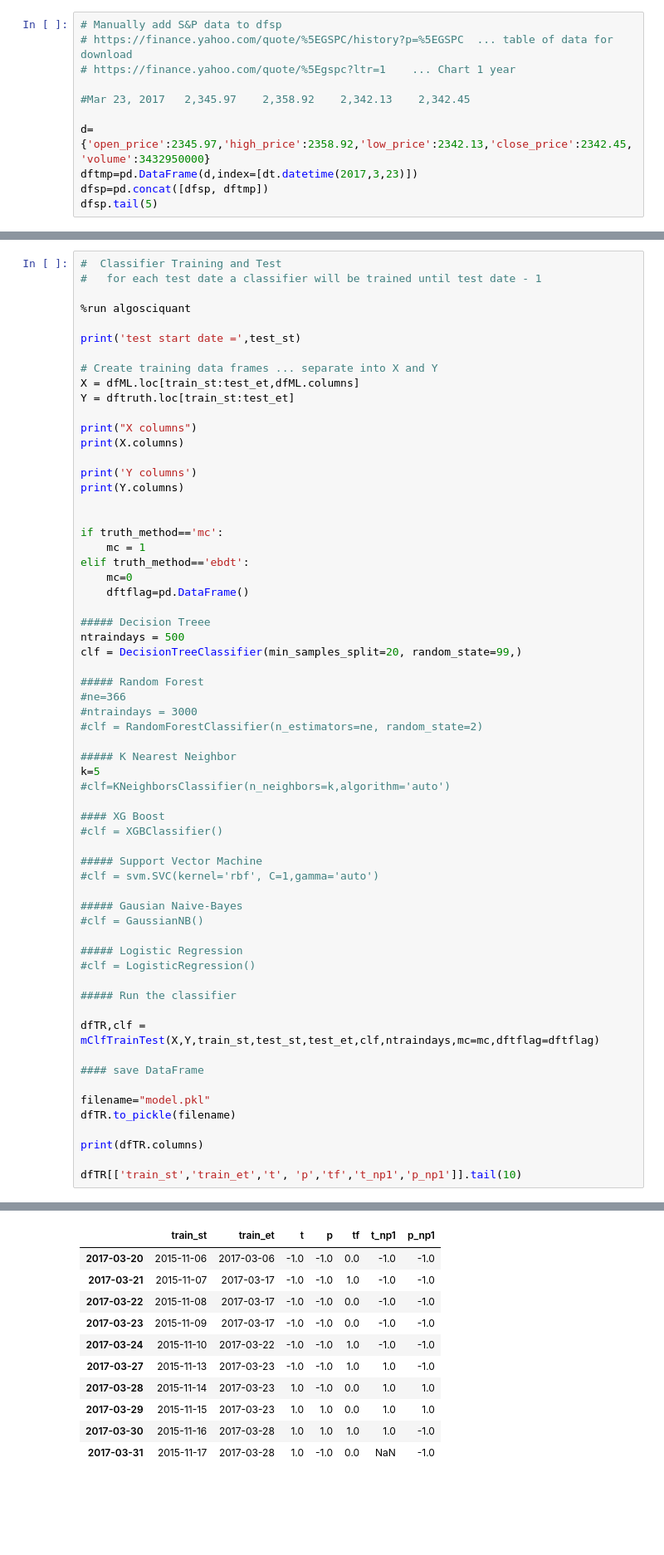
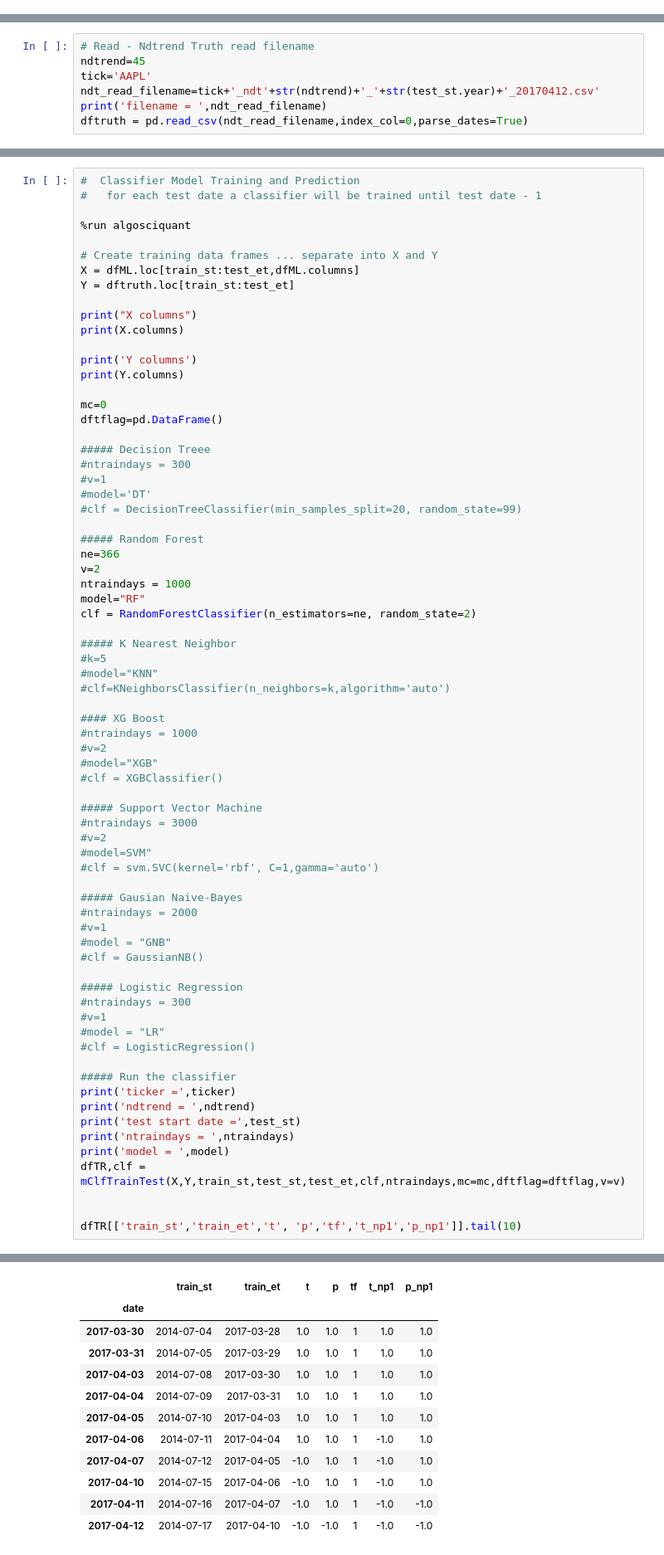
Before and after one commit to algosci/algosciquant, a Jupyter notebook: SPred.ipynb, the cells around one changed output, grey strips where cells are left out. Shown at 83% size. Cells and saved outputs as stored; diff of their text form; blank space fills up the shorter version.

```diff
--- a/SPred.ipynb
+++ b/SPred.ipynb
@@ -94,11 +91,0 @@ ticker =  ^GSPC
-# %%
-# Manually add S&P data to dfsp
-# https://finance.yahoo.com/quote/%5EGSPC/history?p=%5EGSPC  ... table of data for download
-# https://finance.yahoo.com/quote/%5Egspc?ltr=1    ... Chart 1 year
-
-#Mar 23, 2017	2,345.97	2,358.92	2,342.13	2,342.45
-
-d={'open_price':2345.97,'high_price':2358.92,'low_price':2342.13,'close_price':2342.45,'volume':3432950000}
-dftmp=pd.DataFrame(d,index=[dt.datetime(2017,3,23)])
-dfsp=pd.concat([dfsp, dftmp])
-dfsp.tail(5)
@@ -252,0 +170,7 @@ dfmc.loc[st:et,['mcnr']].plot(grid=True)
+# %%
+# Read - Ndtrend Truth read filename
+ndtrend=45
+tick='AAPL'
+ndt_read_filename=tick+'_ndt'+str(ndtrend)+'_'+str(test_st.year)+'_20170412.csv'
+print('filename = ',ndt_read_filename)
+dftruth = pd.read_csv(ndt_read_filename,index_col=0,parse_dates=True)
@@ -373,10 +248,8 @@ nrows =  6866 null_rows =  120
 # %%
-#  Classifier Training and Test
+#  Classifier Model Training and Prediction
 #   for each test date a classifier will be trained until test date - 1
 
 %run algosciquant
-
-print('test start date =',test_st)
 
 # Create training data frames ... separate into X and Y
 X = dfML.loc[train_st:test_et,dfML.columns]
@@ -388,48 +261,59 @@ print(X.columns)
 print('Y columns')
 print(Y.columns)
 
-
-if truth_method=='mc':
-    mc = 1
-elif truth_method=='ebdt':
-    mc=0
-    dftflag=pd.DataFrame()
+mc=0
+dftflag=pd.DataFrame()
 
 ##### Decision Treee
-ntraindays = 500
-clf = DecisionTreeClassifier(min_samples_split=20, random_state=99,)
+#ntraindays = 300
+#v=1
+#model='DT'
+#clf = DecisionTreeClassifier(min_samples_split=20, random_state=99)
 
 ##### Random Forest
-#ne=366
-#ntraindays = 3000
-#clf = RandomForestClassifier(n_estimators=ne, random_state=2)
+ne=366
+v=2
+ntraindays = 1000
+model="RF"
+clf = RandomForestClassifier(n_estimators=ne, random_state=2)
 
 ##### K Nearest Neighbor
-k=5
+#k=5
+#model="KNN"
 #clf=KNeighborsClassifier(n_neighbors=k,algorithm='auto')
 
 #### XG Boost
+#ntraindays = 1000
+#v=2
+#model="XGB"
 #clf = XGBClassifier()
 
 ##### Support Vector Machine
+#ntraindays = 3000
+#v=2
+#model=SVM"
 #clf = svm.SVC(kernel='rbf', C=1,gamma='auto')
 
 ##### Gausian Naive-Bayes
+#ntraindays = 2000
+#v=1
+#model = "GNB"
 #clf = GaussianNB()
 
 ##### Logistic Regression
+#ntraindays = 300
+#v=1
+#model = "LR"
 #clf = LogisticRegression()
 
 ##### Run the classifier
+print('ticker =',ticker)
+print('ndtrend = ',ndtrend)
+print('test start date =',test_st)
+print('ntraindays = ',ntraindays)
+print('model = ',model)
+dfTR,clf = mClfTrainTest(X,Y,train_st,test_st,test_et,clf,ntraindays,mc=mc,dftflag=dftflag,v=v)
 
-dfTR,clf = mClfTrainTest(X,Y,train_st,test_st,test_et,clf,ntraindays,mc=mc,dftflag=dftflag)
-
-#### save DataFrame
-
-filename="model.pkl"
-dfTR.to_pickle(filename)
-
-print(dfTR.columns)
 
 dfTR[['train_st','train_et','t', 'p','tf','t_np1','p_np1']].tail(10)
 # %% [output]
@@ -453,11 +337,12 @@ Y columns
 |  | train_st | train_et | t | p | tf | t_np1 | p_np1 |
-| 2017-03-20 | 2015-11-06 | 2017-03-06 | -1.0 | -1.0 | 0.0 | -1.0 | -1.0 |
-| 2017-03-21 | 2015-11-07 | 2017-03-17 | -1.0 | -1.0 | 1.0 | -1.0 | -1.0 |
-| 2017-03-22 | 2015-11-08 | 2017-03-17 | -1.0 | -1.0 | 0.0 | -1.0 | -1.0 |
-| 2017-03-23 | 2015-11-09 | 2017-03-17 | -1.0 | -1.0 | 0.0 | -1.0 | -1.0 |
-| 2017-03-24 | 2015-11-10 | 2017-03-22 | -1.0 | -1.0 | 1.0 | -1.0 | -1.0 |
-| 2017-03-27 | 2015-11-13 | 2017-03-23 | -1.0 | -1.0 | 1.0 | 1.0 | -1.0 |
-| 2017-03-28 | 2015-11-14 | 2017-03-23 | 1.0 | -1.0 | 0.0 | 1.0 | 1.0 |
-| 2017-03-29 | 2015-11-15 | 2017-03-23 | 1.0 | 1.0 | 0.0 | 1.0 | 1.0 |
-| 2017-03-30 | 2015-11-16 | 2017-03-28 | 1.0 | 1.0 | 1.0 | 1.0 | -1.0 |
-| 2017-03-31 | 2015-11-17 | 2017-03-28 | 1.0 | -1.0 | 0.0 | NaN | -1.0 |
+| date |  |  |  |  |  |  |  |
+| 2017-03-30 | 2014-07-04 | 2017-03-28 | 1.0 | 1.0 | 1 | 1.0 | 1.0 |
+| 2017-03-31 | 2014-07-05 | 2017-03-29 | 1.0 | 1.0 | 1 | 1.0 | 1.0 |
+| 2017-04-03 | 2014-07-08 | 2017-03-30 | 1.0 | 1.0 | 1 | 1.0 | 1.0 |
+| 2017-04-04 | 2014-07-09 | 2017-03-31 | 1.0 | 1.0 | 1 | 1.0 | 1.0 |
+| 2017-04-05 | 2014-07-10 | 2017-04-03 | 1.0 | 1.0 | 1 | 1.0 | 1.0 |
+| 2017-04-06 | 2014-07-11 | 2017-04-04 | 1.0 | 1.0 | 1 | -1.0 | 1.0 |
+| 2017-04-07 | 2014-07-12 | 2017-04-05 | -1.0 | 1.0 | 1 | -1.0 | 1.0 |
+| 2017-04-10 | 2014-07-15 | 2017-04-06 | -1.0 | 1.0 | 1 | -1.0 | 1.0 |
+| 2017-04-11 | 2014-07-16 | 2017-04-07 | -1.0 | 1.0 | 1 | -1.0 | -1.0 |
+| 2017-04-12 | 2014-07-17 | 2017-04-10 | -1.0 | -1.0 | 1 | -1.0 | -1.0 |
```
Also changed, not shown: parts of 41 cells of this notebook, 7 other files.
